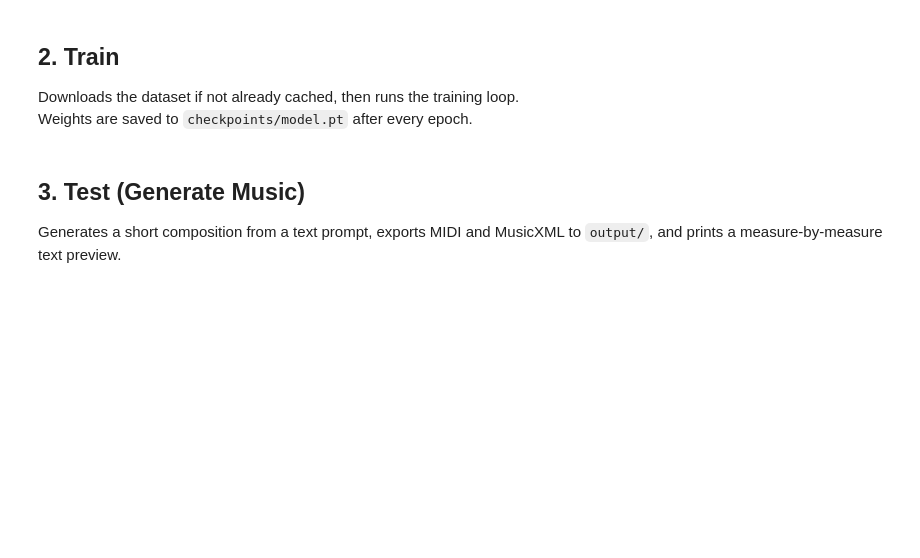
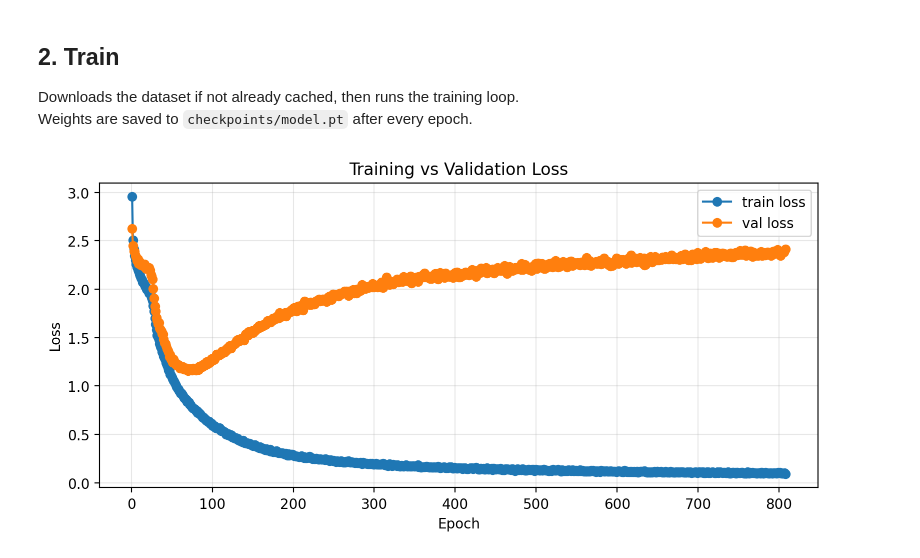
Before and after one commit to Mathkid9000/muse-waffle-v3, a Jupyter notebook: main.ipynb, the cells around one changed output. Saved outputs shown, nothing was run; the diff lists cells and outputs as text; code cells hidden in the pictures; blank space fills up the shorter version.

```diff
--- a/main.ipynb
+++ b/main.ipynb
@@ -84,5 +60,0 @@ train(
-# %% [markdown]
-## 3. Test (Generate Music)
-
-Generates a short composition from a text prompt, exports MIDI and MusicXML to `output/`,
-and prints a measure-by-measure text preview.
@@ -114,0 +61,28 @@ if paths["xml"]:
+# %%
+import json, matplotlib.pyplot as plt
+from pathlib import Path
+
+cfg_path = Path("/storage/checkpoints/config.json")
+if not cfg_path.exists():
+    print("No config.json found — train the model first.")
+else:
+    epoches = json.loads(cfg_path.read_text()).get("epoches", [])
+    if not epoches:
+        print("No epoch data yet — run the training cell first.")
+    else:
+        train_losses = [e[0] for e in epoches]
+        val_losses   = [e[1] for e in epoches]
+        xs = range(1, len(epoches) + 1)
+
+        fig, ax = plt.subplots(figsize=(8, 4))
+        ax.plot(xs, train_losses, marker="o", label="train loss")
+        ax.plot(xs, val_losses,   marker="o", label="val loss")
+        ax.set_xlabel("Epoch")
+        ax.set_ylabel("Loss")
+        ax.set_title("Training vs Validation Loss")
+        ax.legend()
+        ax.grid(True, alpha=0.3)
+        plt.tight_layout()
+        plt.show()
+# %% [output]
+[figure, added]
```
Also changed, not shown: parts of 12 cells of this notebook, 18 other files.
